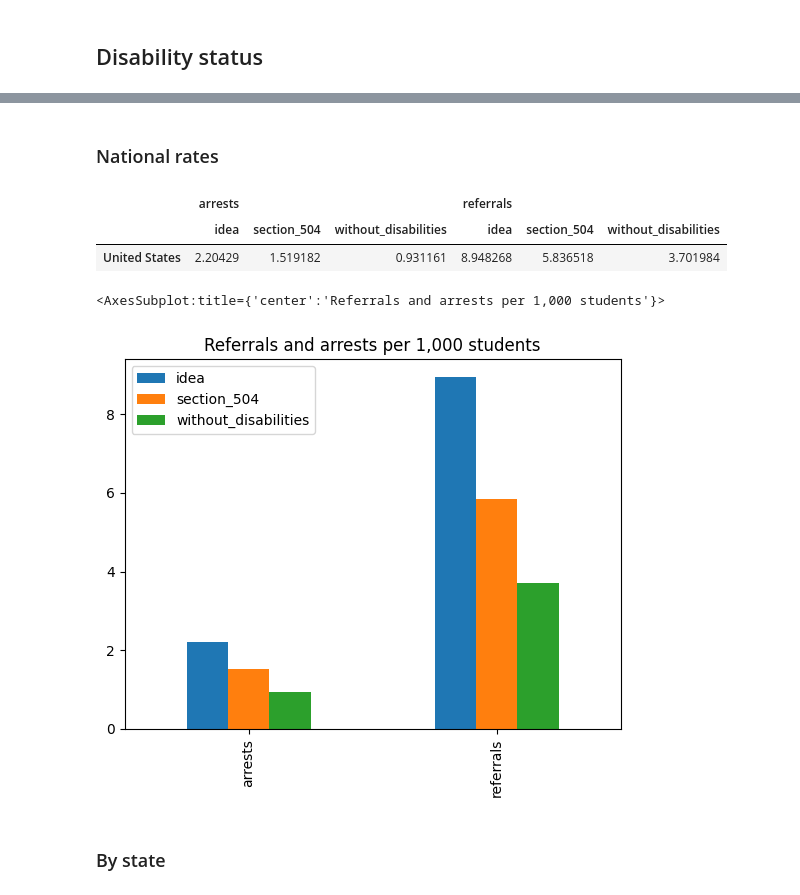
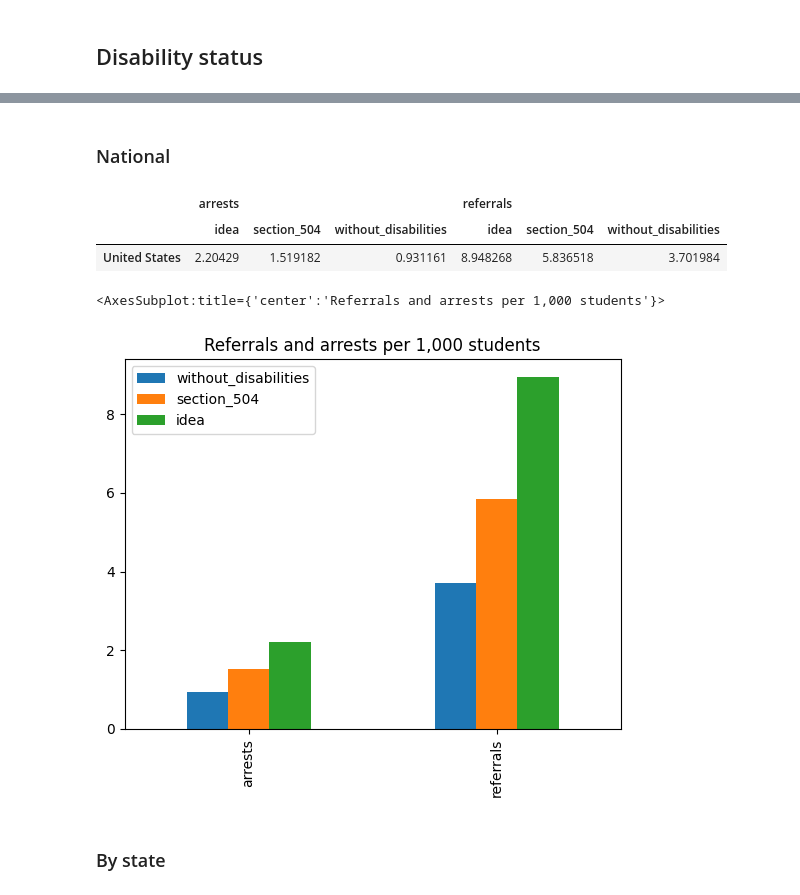
Before and after one commit to cbs-news-data/crdc-le-referral-data, a Jupyter notebook: notebooks/crdc_referrals_arrests/crdc_referrals_arrests.ipynb, the cells around one changed output, grey strips where cells are left out. Cells and saved outputs as stored; diff of their text form; code cells hidden in the pictures.

```diff
--- a/notebooks/crdc_referrals_arrests/crdc_referrals_arrests.ipynb
+++ b/notebooks/crdc_referrals_arrests/crdc_referrals_arrests.ipynb
@@ -14,18 +14,3 @@ HVPLOT_ARGS = {
     "width": 900,
     "height": 600,
 }
-# %%
-def add_column_level(df, name):
-    df.columns = pd.MultiIndex.from_tuples([(name, col) for col in df.columns])
-    return df
-
-
-def calculate_without_disabilities(df, name):
-    df[(name, "without_disabilities")] = df[("enrollment", "overall")] - (
-        df[("enrollment", "idea")] + df[("enrollment", "section_504")]
-    )
-    return df.drop((name, "overall"), axis=1)
-
-
-def div_multiindex(df, name):
-    return df.assign(**{name: lambda df: df[name] / df.enrollment * 1000})
@@ -84,0 +130,12 @@ disability_status
+# %%
+def calculate_without_disabilities(df, name):
+    df[(name, "without_disabilities")] = df[("enrollment", "overall")] - (
+        df[("enrollment", "idea")] + df[("enrollment", "section_504")]
+    )
+    return df.drop((name, "overall"), axis=1)
+
+
+disability_status = school_crosstab("variable").pipe(
+    calculate_without_disabilities, "enrollment"
+)
+disability_status
@@ -85,35 +158,16 @@ disability_status
 # %% [markdown]
-### National rates
+### National
-# %%
-disability_status_national = (
-    disability_status.sum()
-    .to_frame()
-    .transpose()
-    .pipe(div_multiindex, "arrests")
-    .pipe(div_multiindex, "referrals")
-    .drop("enrollment", axis=1)
-)
-
-disability_status_national.index = ["United States"]
-
-disability_status_national
-# %% [output]
-|  | arrests |  |  | referrals |  |  |
-|  | idea | section_504 | without_disabilities | idea | section_504 | without_disabilities |
-| United States | 2.20429 | 1.519182 | 0.931161 | 8.948268 | 5.836518 | 3.701984 |
-# %%
-(
-    disability_status_national.stack()
-    .droplevel(0)
-    .transpose()
-    .plot(
-        kind="bar",
-        title="Referrals and arrests per 1,000 students",
-        # **HVPLOT_ARGS,
-    )
-)
-# %% [output]
-<AxesSubplot:title={'center':'Referrals and arrests per 1,000 students'}>
-[figure, removed]
+# %%
+disability_status_national = national_rates(disability_status)
+disability_status_national
+# %% [output]
+|  | arrests |  |  | referrals |  |  |
+|  | idea | section_504 | without_disabilities | idea | section_504 | without_disabilities |
+| United States | 2.20429 | 1.519182 | 0.931161 | 8.948268 | 5.836518 | 3.701984 |
+# %%
+plot_national(disability_status_national)
+# %% [output]
+<AxesSubplot:title={'center':'Referrals and arrests per 1,000 students'}>
+[figure, added]
 # %% [markdown]
 ### By state
```
Also changed, not shown: parts of 14 cells of this notebook.
